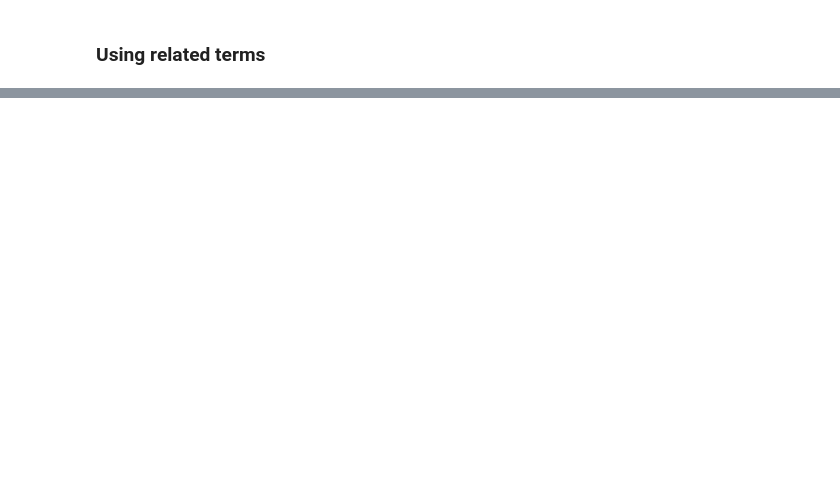
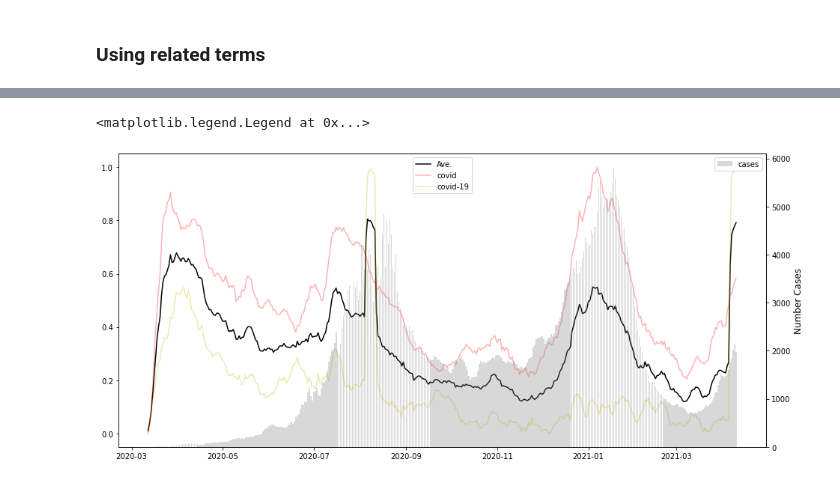
Before and after one commit to samueltof/covid19_forecast_ml, a Jupyter notebook: data_visualization.ipynb, the cells around one changed output, grey strips where cells are left out. Saved outputs shown, nothing was run; the diff lists cells and outputs as text; code cells hidden in the pictures; blank space fills up the shorter version.

```diff
--- a/data_visualization.ipynb
+++ b/data_visualization.ipynb
@@ -289,0 +281,7 @@ plt.show()
+# %%
+df_all = df_all.dropna()
+
+df_mean = df_all.copy()
+df_mean = df_mean.dropna()
+df_mean = df_mean.groupby(['date']).mean().reset_index()
+df_mean
@@ -289,0 +302,19 @@ plt.show()
+# %%
+fig, ax = plt.subplots(1,1, figsize=(15.5, 7.2))
+
+ax.plot(df_mean["date"], df_mean["rw"], color='k', label='Ave.')
+
+ax.plot(df_mean["date"], df_all[df_all["term"]=='covid']["rw"], color='r', label='covid', alpha=0.3)
+#ax.plot(df_mean["date"], df_all[df_all["term"]=='cobid']["rw"], color='g', label='cobid', alpha=0.3)
+#ax.plot(df_mean["date"], df_all[df_all["term"]=='covis']["rw"], color='b', label='covis', alpha=0.3)
+ax.plot(df_mean["date"], df_all[df_all["term"]=='covid-19']["rw"], color='y', label='covid-19', alpha=0.3)
+
+ax.legend()
+
+ax1 = ax.twinx()
+ax1.bar(df_cases['date_time'], df_cases['confirmed_cases'], color='gray', alpha=0.3, label='cases')
+ax1.set_ylabel('Number Cases',fontsize=12)
+ax1.legend(loc='upper right')
+# %% [output]
+<matplotlib.legend.Legend at 0x...>
+[figure, added]
```
Also changed, not shown: parts of 11 cells of this notebook.
